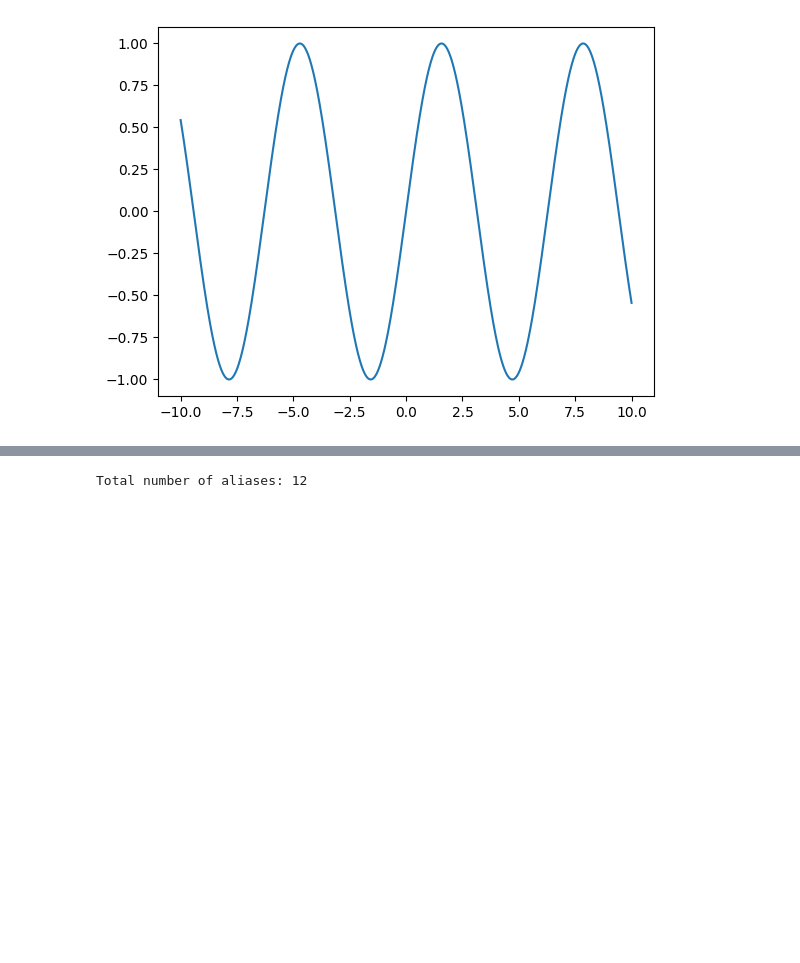
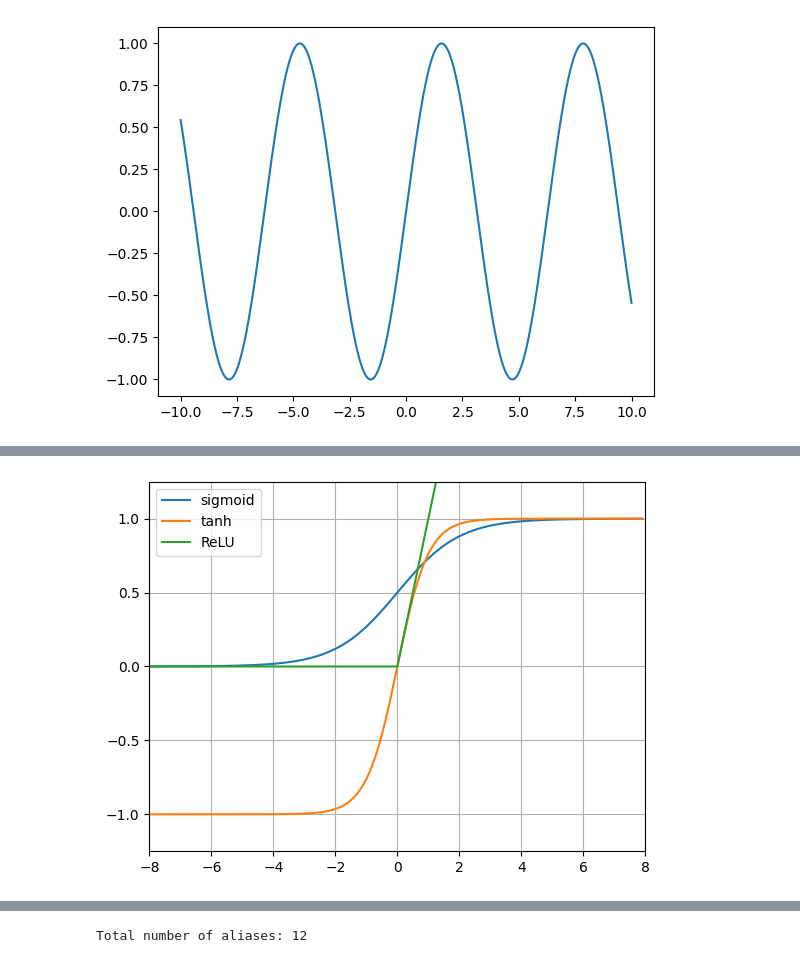
Before and after one commit to heiwa4126/jupyter-vscode-test1, a Jupyter notebook: hello.ipynb, the cells around one changed output, grey strips where cells are left out. Saved outputs shown, nothing was run; the diff lists cells and outputs as text; code cells hidden in the pictures; blank space fills up the shorter version.

Commit message:
add activation function graph

```diff
--- a/hello.ipynb
+++ b/hello.ipynb
@@ -18,3 +35,19 @@ plt.show()
+# %%
+x = np.arange(-8, 8, 0.1) # xの値(-8~8で0.1刻みで配列生成)
+y1 = 1 / (1 + np.exp(-x) ) #  Sigmoid function (シグモイド関数)
+# y2 = (np.exp(x) - np.exp(-x)) / (np.exp(x) + np.exp(-x)) # tanh関数 (双曲線正接関数。タンエイチ、タンチ、ハイパボリックタンジェント)
+
+# グラフの設定
+plt.plot(x, y1, label="sigmoid")
+plt.plot(x, np.tanh(x), label="tanh")
+plt.plot(x, np.maximum(0, x), label="ReLU")
+plt.xlim(-8, 8)  # x軸の範囲
+plt.ylim(-1.25, 1.25) # y軸の範囲
+plt.grid() # グリッド描画
+plt.legend()  # 凡例を表示
+plt.show() # グラフを出力
+# %% [output]
+[figure, added]
 # %%
 !ls -la
 # %% [output]
```
Also changed, not shown: parts of 2 cells of this notebook.
